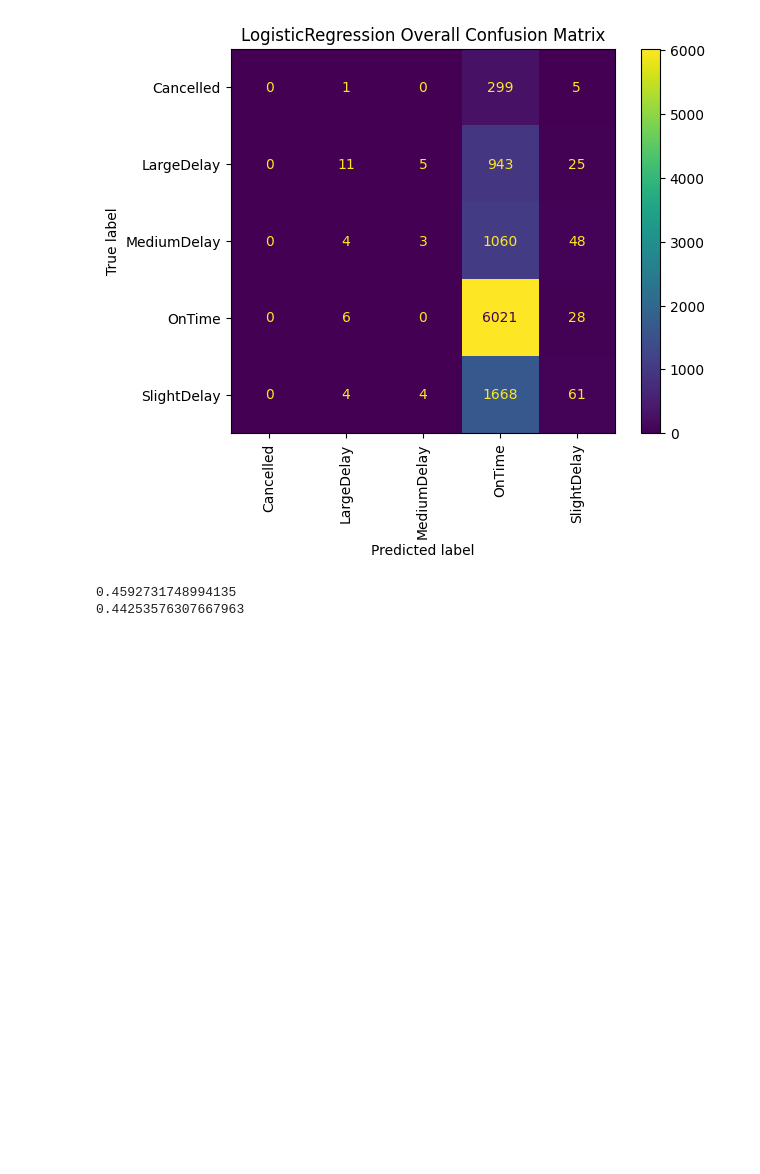
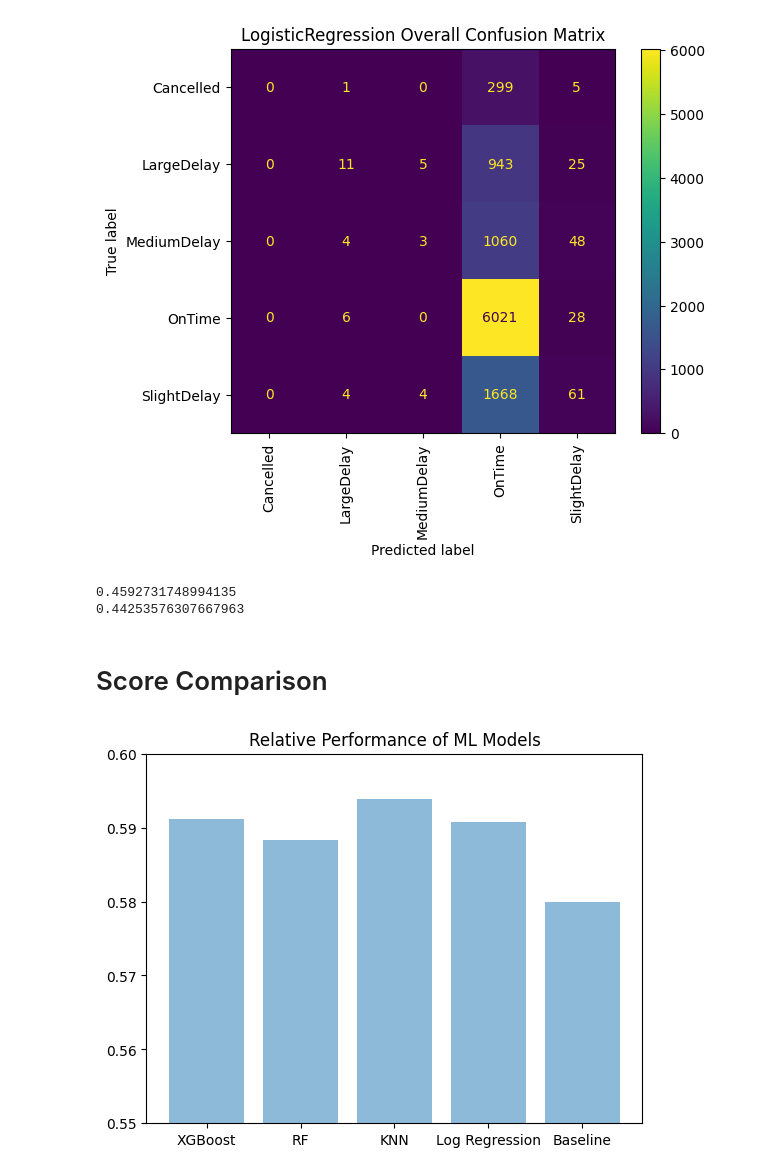
Before and after one commit to ameyerow/DATA1030-final, a Jupyter notebook: src/Final.ipynb, the cells around one changed output. Drawn from its saved outputs; the diff is of its cells as text; code cells hidden in the pictures; blank space fills up the shorter version.

```diff
--- a/src/Final.ipynb
+++ b/src/Final.ipynb
@@ -500,11 +515,11 @@ understand_results('LogisticRegression', LR_models[best_index], LR_test_scores[b
 # %% [output]
 [figure]
 [figure]
-# %%
-f1_model = f1_score(LR_y_tests[best_index], LR_models[best_index].predict(LR_X_test_preps[best_index]), average='weighted')
-print(f1_model)
-f1_baseline = f1_score(LR_y_tests[best_index], ['OnTime' for _ in range(10196)], average='weighted')
-print(f1_baseline)
-# %% [output]
-0.4592731748994135
-0.44253576307667963
+# %%
+f1_model = f1_score(LR_y_tests[best_index], LR_models[best_index].predict(LR_X_test_preps[best_index]), average='weighted')
+print(f1_model)
+f1_baseline = f1_score(LR_y_tests[best_index], ['OnTime' for _ in range(10196)], average='weighted')
+print(f1_baseline)
+# %% [output]
+0.4592731748994135
+0.44253576307667963
@@ -510,0 +531,14 @@ print(f1_baseline)
+# %% [markdown]
+# Score Comparison
+# %%
+scores = [0.5911764705882353, 0.5882699097685367, 0.5938276448280372, 0.5907872368248986, 0.58]
+models = ['XGBoost', 'RF', 'KNN', 'Log Regression', 'Baseline']
+
+plt.bar(range(5), scores, align='center', alpha=0.5)
+plt.xticks(range(5), models)
+ax = plt.gca()
+ax.set_ylim(0.55, 0.60)
+plt.title('Relative Performance of ML Models')
+plt.show()
+# %% [output]
+[figure, added]
```
Also changed, not shown: parts of 14 cells of this notebook, 6 other files.
